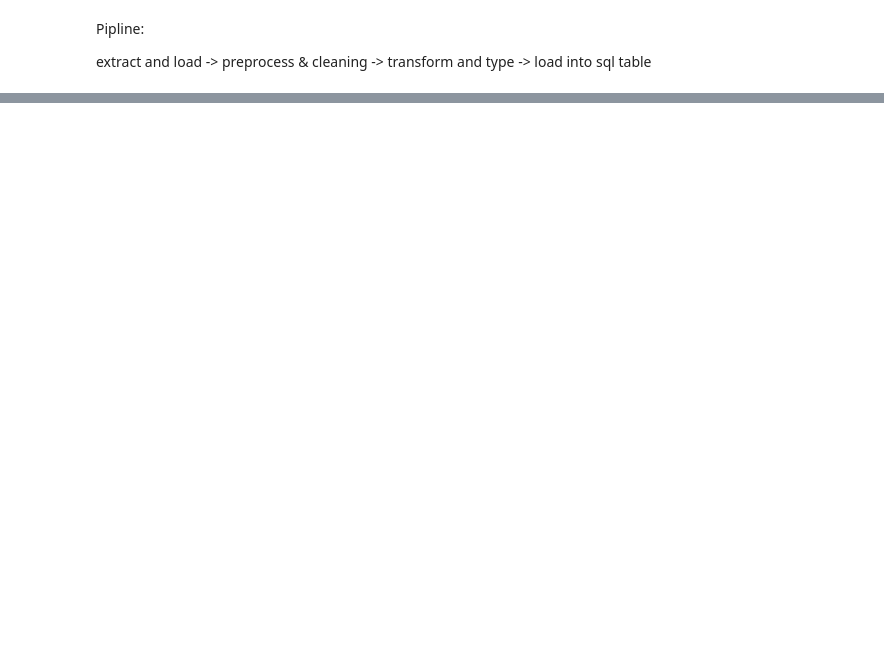
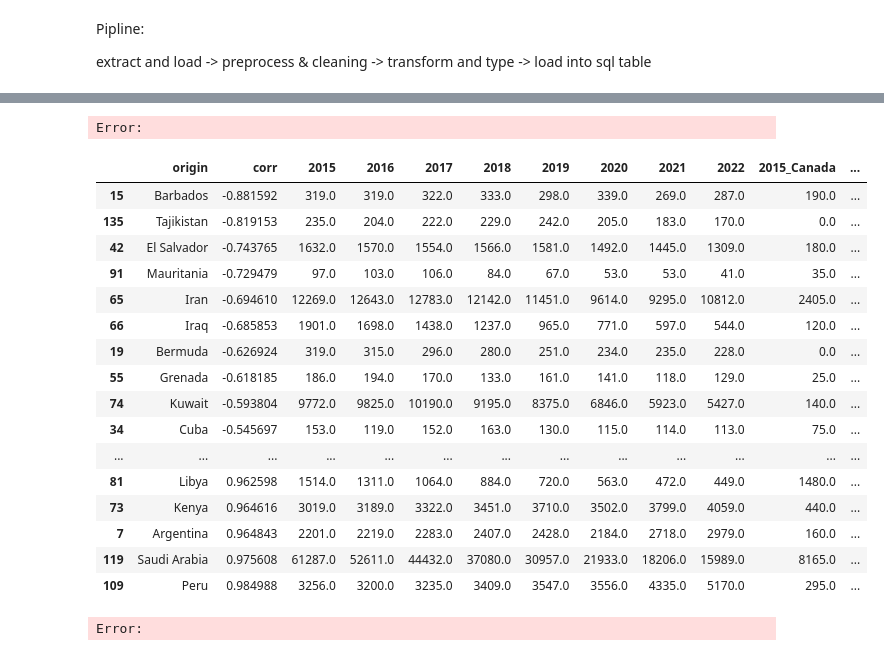
Before and after one commit to majidsh97/MADE, a Jupyter notebook: project/data-exploration.ipynb, the cells around one changed output, grey strips where cells are left out. Cells and saved outputs as stored; diff of their text form; code cells hidden in the pictures; blank space fills up the shorter version.

```diff
--- a/project/data-exploration.ipynb
+++ b/project/data-exploration.ipynb
@@ -131,0 +102,3 @@ df['origin'][df['origin']['origin']=='Afghanistan']
+# %%
+Internation_students_us = Internation_students_us.pivot(index='origin', columns='year', values='students').fillna(0)
+Internation_students_us.head()
@@ -131,0 +169,50 @@ df['origin'][df['origin']['origin']=='Afghanistan']
+# %%
+us = merged_table[['2015',
+       '2016', '2017', '2018', '2019', '2020', '2021', '2022']]
+
+canada_column = ['2015_Canada',
+       '2016_Canada', '2017_Canada', '2018_Canada', '2019_Canada',
+       '2020_Canada', '2021_Canada', '2022_Canada']
+canada = merged_table[canada_column]
+
+canada.columns = [col.replace('_Canada', '') for col in canada.columns]
+
+
+us = us.astype('float')
+canada = canada.astype('float')
+# %% [output]
+Error:
+# %%
+
+
+
+pd.set_option('display.max_rows', 200)
+
+#canada.isnull().any().any()
+corr = us.corrwith(canada,1)#.merge(merged_table['origin'])
+#pd.merge(corr,merged_table['origin'],how='inner',left_index=True,right_index=True)
+result = pd.concat([merged_table['origin'], corr], axis=1,).rename(columns={0:'corr'})
+merged_table = merged_table.merge(result)
+columns_to_select = ['origin','corr'] +  list(us.columns) + canada_column
+result = result.sort_values(by='corr')
+result = merged_table.loc[result.index,columns_to_select].dropna()
+result
+# %% [output]
+|  | origin | corr | 2015 | 2016 | 2017 | 2018 | 2019 | 2020 | 2021 | 2022 | 2015_Canada | ... |
+| 15 | Barbados | -0.881592 | 319.0 | 319.0 | 322.0 | 333.0 | 298.0 | 339.0 | 269.0 | 287.0 | 190.0 | ... |
+| 135 | Tajikistan | -0.819153 | 235.0 | 204.0 | 222.0 | 229.0 | 242.0 | 205.0 | 183.0 | 170.0 | 0.0 | ... |
+| 42 | El Salvador | -0.743765 | 1632.0 | 1570.0 | 1554.0 | 1566.0 | 1581.0 | 1492.0 | 1445.0 | 1309.0 | 180.0 | ... |
+| 91 | Mauritania | -0.729479 | 97.0 | 103.0 | 106.0 | 84.0 | 67.0 | 53.0 | 53.0 | 41.0 | 35.0 | ... |
+| 65 | Iran | -0.694610 | 12269.0 | 12643.0 | 12783.0 | 12142.0 | 11451.0 | 9614.0 | 9295.0 | 10812.0 | 2405.0 | ... |
+| 66 | Iraq | -0.685853 | 1901.0 | 1698.0 | 1438.0 | 1237.0 | 965.0 | 771.0 | 597.0 | 544.0 | 120.0 | ... |
+| 19 | Bermuda | -0.626924 | 319.0 | 315.0 | 296.0 | 280.0 | 251.0 | 234.0 | 235.0 | 228.0 | 0.0 | ... |
+| 55 | Grenada | -0.618185 | 186.0 | 194.0 | 170.0 | 133.0 | 161.0 | 141.0 | 118.0 | 129.0 | 25.0 | ... |
+| 74 | Kuwait | -0.593804 | 9772.0 | 9825.0 | 10190.0 | 9195.0 | 8375.0 | 6846.0 | 5923.0 | 5427.0 | 140.0 | ... |
+| 34 | Cuba | -0.545697 | 153.0 | 119.0 | 152.0 | 163.0 | 130.0 | 115.0 | 114.0 | 113.0 | 75.0 | ... |
+| ... | ... | ... | ... | ... | ... | ... | ... | ... | ... | ... | ... | ... |
+| 81 | Libya | 0.962598 | 1514.0 | 1311.0 | 1064.0 | 884.0 | 720.0 | 563.0 | 472.0 | 449.0 | 1480.0 | ... |
+| 73 | Kenya | 0.964616 | 3019.0 | 3189.0 | 3322.0 | 3451.0 | 3710.0 | 3502.0 | 3799.0 | 4059.0 | 440.0 | ... |
+| 7 | Argentina | 0.964843 | 2201.0 | 2219.0 | 2283.0 | 2407.0 | 2428.0 | 2184.0 | 2718.0 | 2979.0 | 160.0 | ... |
+| 119 | Saudi Arabia | 0.975608 | 61287.0 | 52611.0 | 44432.0 | 37080.0 | 30957.0 | 21933.0 | 18206.0 | 15989.0 | 8165.0 | ... |
+| 109 | Peru | 0.984988 | 3256.0 | 3200.0 | 3235.0 | 3409.0 | 3547.0 | 3556.0 | 4335.0 | 5170.0 | 295.0 | ... |
+Error:
```
Also changed, not shown: parts of 14 cells of this notebook, 2 other files.
